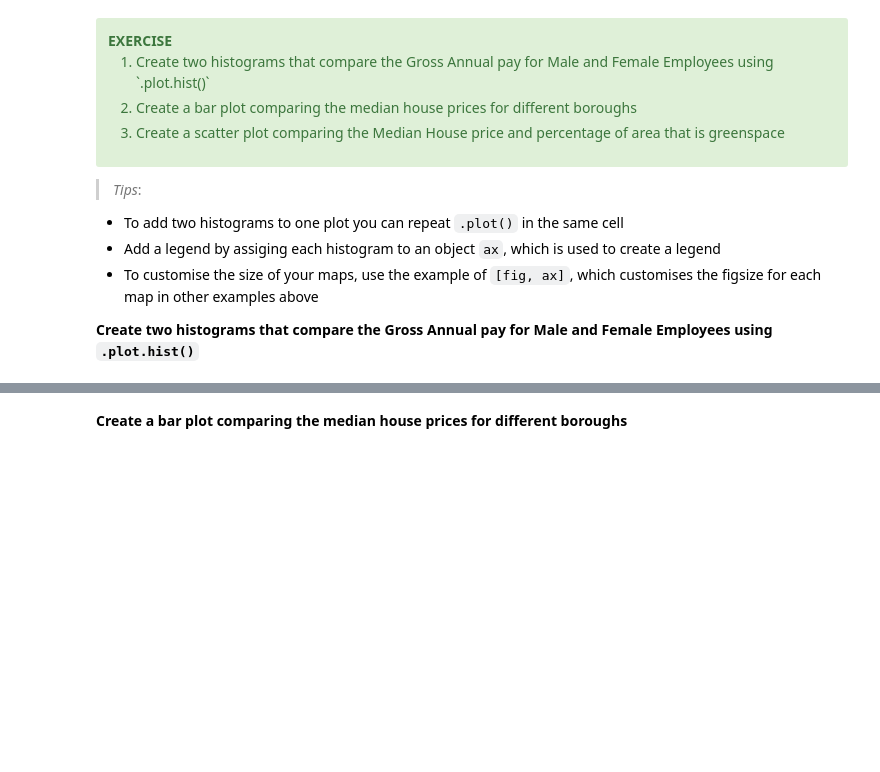
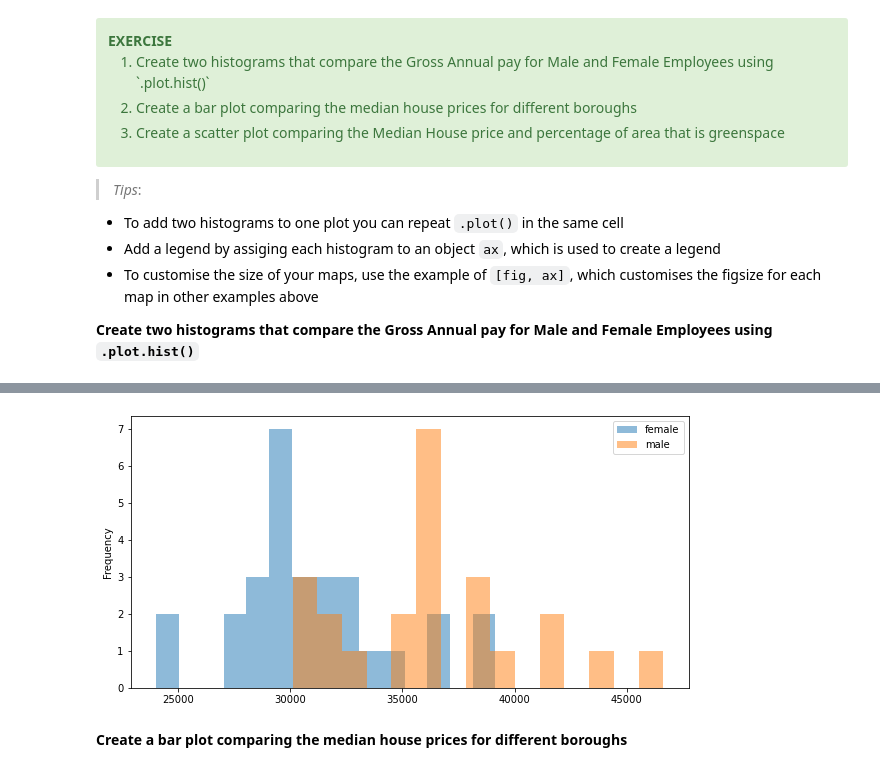
Before and after one commit to iswetha522/pandas-with-ibmcloud, a Jupyter notebook: Pandas_Workshop.ipynb, the cells around one changed output, grey strips where cells are left out. Saved outputs shown, nothing was run; the diff lists cells and outputs as text; code cells hidden in the pictures; blank space fills up the shorter version.

```diff
--- a/Pandas_Workshop.ipynb
+++ b/Pandas_Workshop.ipynb
@@ -515,4 +1024,9 @@ sns.catplot(x='Turnout at local elections', y='Political control', kind="violin"
 # %%
 # %load https://raw.githubusercontent.com/IBMDeveloperUK/python-pandas-workshop/master/answers/answer4.py
+ax = boroughs['Gross Pay (Female)'].plot.hist(bins=15,figsize=(10,5),alpha=0.5);
+ax = boroughs['Gross Pay (Male)'].plot.hist(bins=15,figsize=(10,5),alpha=0.5);
+ax.legend(['female','male']);
+# %% [output]
+[figure, added]
 # %% [markdown]
 **Create a bar plot comparing the median house prices for different boroughs**
```
Also changed, not shown: parts of 72 cells of this notebook.
